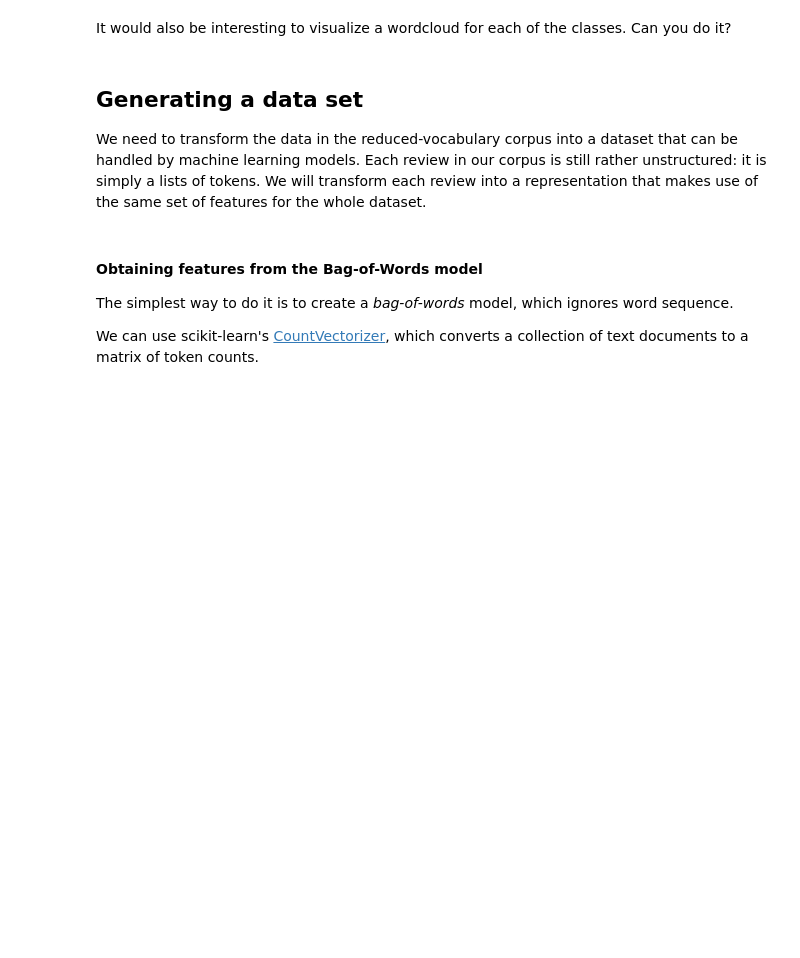
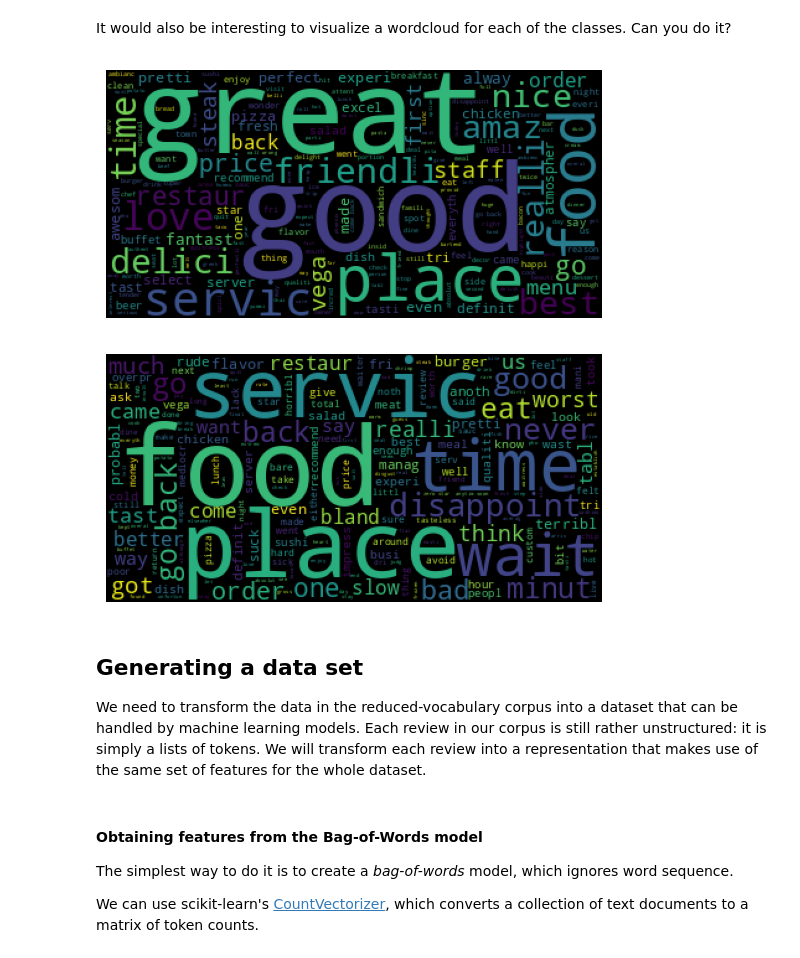
Before and after one commit to Lucasalf21/PLN, a Jupyter notebook: TPClasses/TP3/text-classification_.ipynb, the cells around one changed output. Drawn from its saved outputs; the diff is of its cells as text; code cells hidden in the pictures; blank space fills up the shorter version.

Commit message:
added data for text classification notebook and started working on it

```diff
--- a/TPClasses/TP3/text-classification_.ipynb
+++ b/TPClasses/TP3/text-classification_.ipynb
@@ -10,6 +10,6 @@ For text classification, let's make use of a dataset of restaurant reviews, whic
 import pandas as pd
 
 # Importing the dataset
-dataset = pd.read_csv('Restaurant_Reviews.tsv', delimiter = '\t', quoting = 3)
+dataset = pd.read_csv('data/Restaurant_Reviews.tsv', delimiter = '\t', quoting = 3)
 
 dataset.head()
@@ -29,3 +47,5 @@ A typical first step when addressing text classification is to apply a few techn
 We can start by quickly inspecting the contents of reviews. Print them all and try finding opportunities for cleanup and normalization operations.
 # %%
 # your code here
+for review in dataset['Review']:
+    print(review)
@@ -91,14 +195,14 @@ from nltk.stem.porter import PorterStemmer
 
 corpus = []
 ps = PorterStemmer()
-sw = set(stopwords.words('english'))
+sw = set(stopwords.words('english')) - negations
 for i in range(0, dataset['Review'].size):
     # get review and remove non alpha chars
     review = re.sub('[^a-zA-Z]', ' ', dataset['Review'][i])
     # to lower-case
     review = review.lower()
     # split into tokens, apply stemming and remove stop words
-    review = ' '.join([ps.stem(w) for w in review.split() if w not in sw])
+    review = ' '.join([ps.stem(w) for w in review.split()])
     corpus.append(review)
 
 print(corpus)
@@ -123,3 +229,37 @@ It would also be interesting to visualize a wordcloud for each of the classes. C
+# %%
+# your code here
+def transform_corpus(corpus: list[str]) -> None:
+    ps = PorterStemmer()
+    sw = set(stopwords.words('english')) - negations
+    for i in range(len(corpus)):
+        # get review and remove non alpha chars
+        corpus[i] = re.sub('[^a-zA-Z]', ' ', corpus[i])
+        # to lower-case
+        corpus[i] = corpus[i].lower()
+        # split into tokens, apply stemming and remove stop words
+        corpus[i] = ' '.join([ps.stem(w) for w in corpus[i].split() if w not in sw])
+
+corpus_positive = (dataset[dataset["Liked"] == 1]["Review"]).tolist()
+corpus_negative = (dataset[dataset["Liked"] == 0]["Review"]).tolist()
+
+transform_corpus(corpus_positive)
+transform_corpus(corpus_negative)
+
+wordcloud_positive = WordCloud().generate(" ".join(corpus_positive))
+wordcloud_negative = WordCloud().generate(" ".join(corpus_negative))
+
+plt.figure()
+plt.imshow(wordcloud_positive)
+plt.axis('off')
+plt.show()
+
+plt.figure()
+plt.imshow(wordcloud_negative)
+plt.axis('off')
+plt.show()
+# %% [output]
+[figure, added]
+[figure, added]
 # %% [markdown]
 ## Generating a data set
 
```
Also changed, not shown: parts of 29 cells of this notebook, 1 other file.
